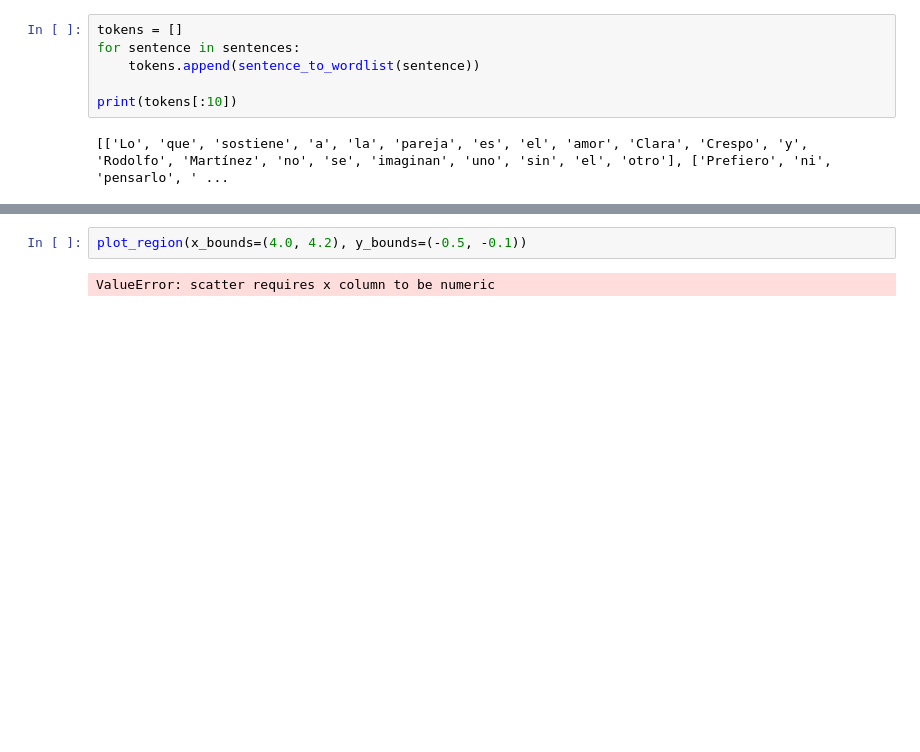
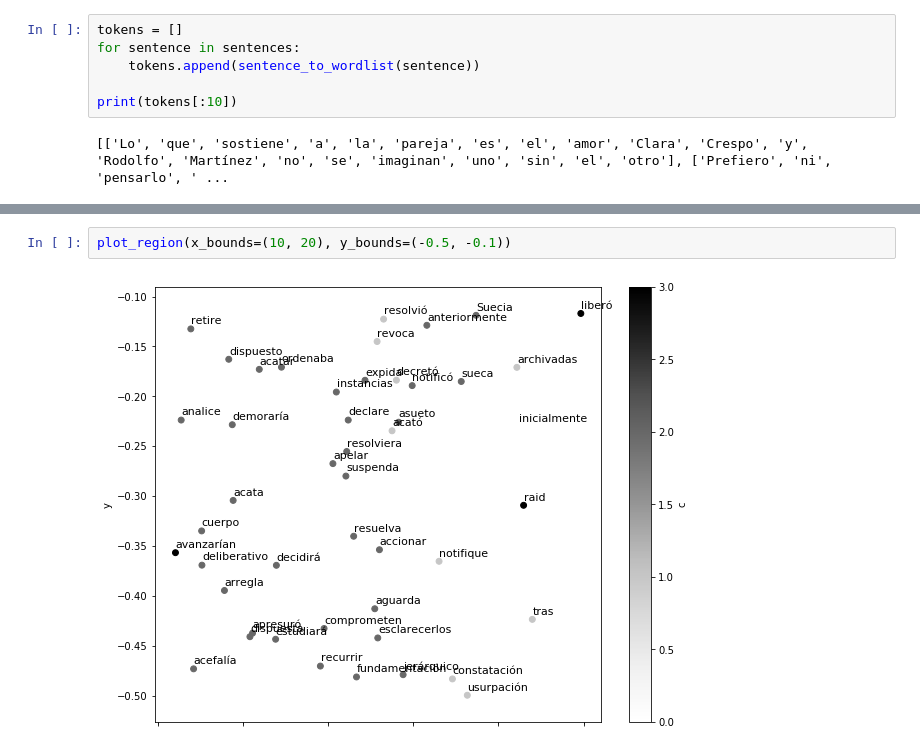
Before and after one commit to danibosch/word_clustering, a Jupyter notebook: clustering.ipynb, the cells around one changed output, grey strips where cells are left out. Saved outputs shown, nothing was run; the diff lists cells and outputs as text; blank space fills up the shorter version.

```diff
--- a/clustering.ipynb
+++ b/clustering.ipynb
@@ -143,6 +170,6 @@ def plot_region(x_bounds, y_bounds):
     for i, point in slice.iterrows():
         ax.text(point.x + 0.005, point.y + 0.005, point.word, fontsize=11)
 # %%
-plot_region(x_bounds=(4.0, 4.2), y_bounds=(-0.5, -0.1))
+plot_region(x_bounds=(10, 20), y_bounds=(-0.5, -0.1))
 # %% [output]
-ValueError: scatter requires x column to be numeric
+[figure, added]
```
Also changed, not shown: parts of 15 cells of this notebook, 3 other files.
